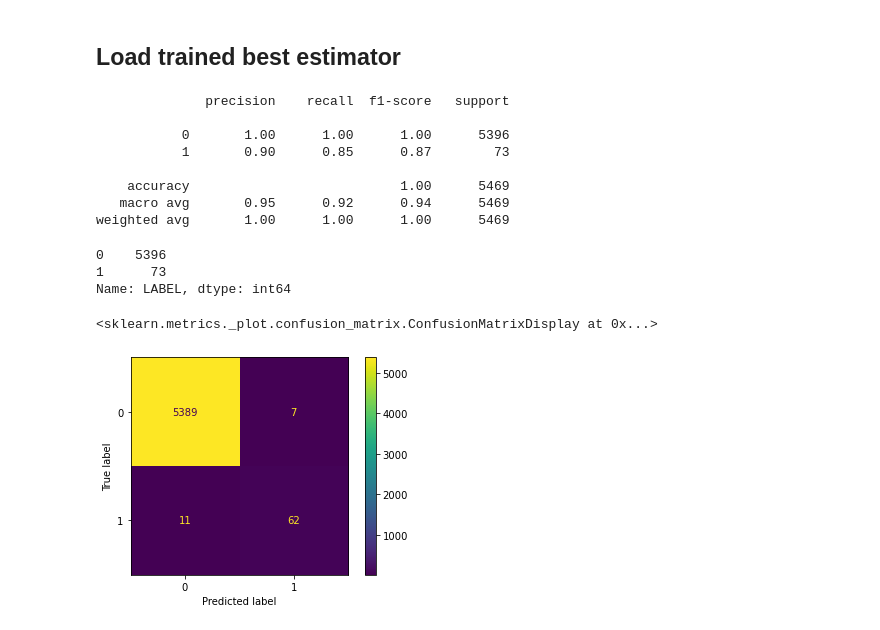
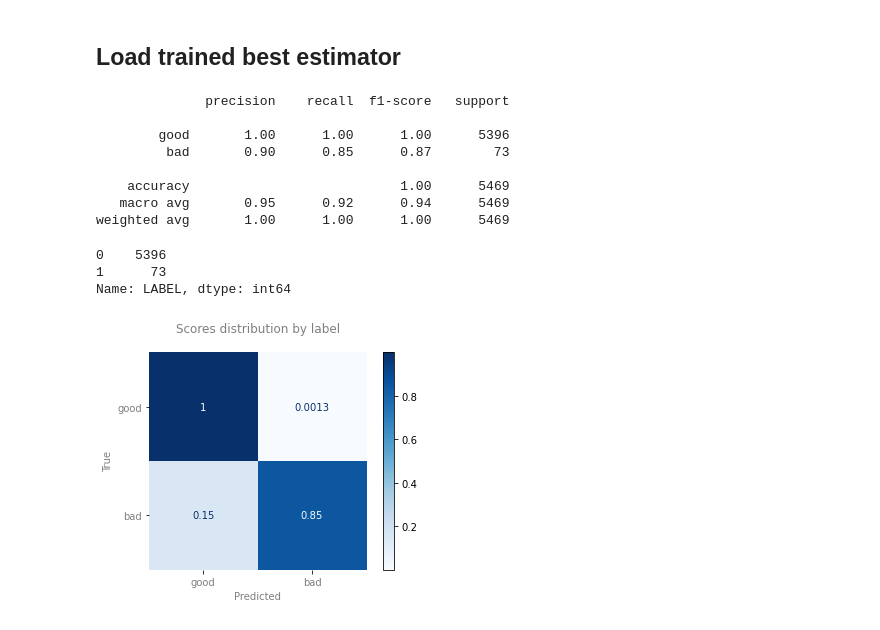
Before and after one commit to afroserom/ibm_advanced_data_science_capstone, a Jupyter notebook: 5_model_evaluation_deploy.ipynb, the cells around one changed output. Saved outputs shown, nothing was run; the diff lists cells and outputs as text; code cells hidden in the pictures.

```diff
--- a/5_model_evaluation_deploy.ipynb
+++ b/5_model_evaluation_deploy.ipynb
@@ -59,12 +63,12 @@ y_proba = best_estimator.predict_proba(X_validation)[:,1]
 # %%
 y_pred = np.where(y_proba > 0.5, 1, 0)
 # %%
-print(classification_report(y_validation, y_pred))
+print(classification_report(y_validation, y_pred, target_names=["good","bad"]))
 # %% [output]
               precision    recall  f1-score   support
 
-           0       1.00      1.00      1.00      5396
-           1       0.90      0.85      0.87        73
+        good       1.00      1.00      1.00      5396
+         bad       0.90      0.85      0.87        73
 
     accuracy                           1.00      5469
    macro avg       0.95      0.92      0.94      5469
@@ -76,7 +80,13 @@ y_validation.value_counts()
 1      73
 Name: LABEL, dtype: int64
 # %%
-plot_confusion_matrix(best_estimator, X_validation, y_validation)
+plot_confusion_matrix(best_estimator, X_validation, y_validation, normalize="true", display_labels=["good","bad"], cmap="Blues")
+plt.title("Normalized confusion matrix", pad=20)
+sns.despine(bottom = True, left = True)
+plt.title("Scores distribution by label", pad=20, color="#7f7f7f")
+plt.xticks(color="#7f7f7f")
+plt.yticks(color="#7f7f7f")
+plt.ylabel("True", color="#7f7f7f")
+plt.xlabel("Predicted", color="#7f7f7f");
 # %% [output]
-<sklearn.metrics._plot.confusion_matrix.ConfusionMatrixDisplay at 0x...>
-[figure, old version]
+[figure, new version]
```
Also changed, not shown: parts of 3 cells of this notebook, 5 other files.
